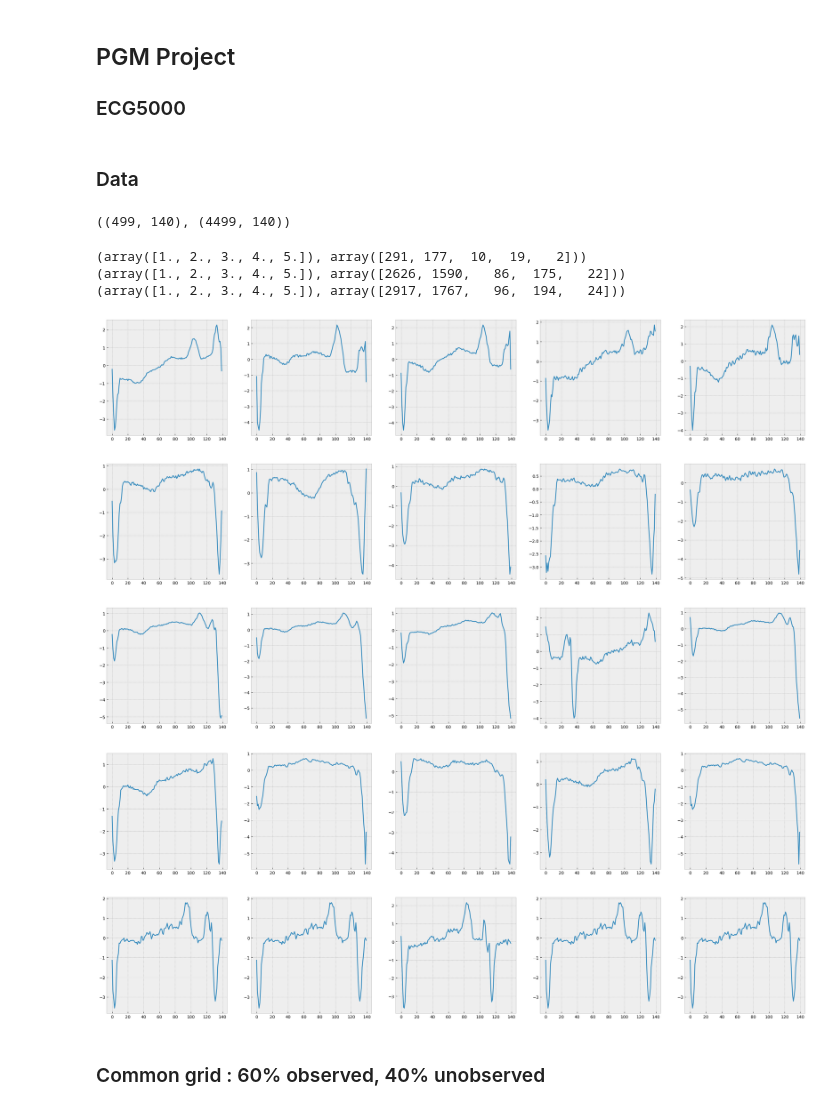
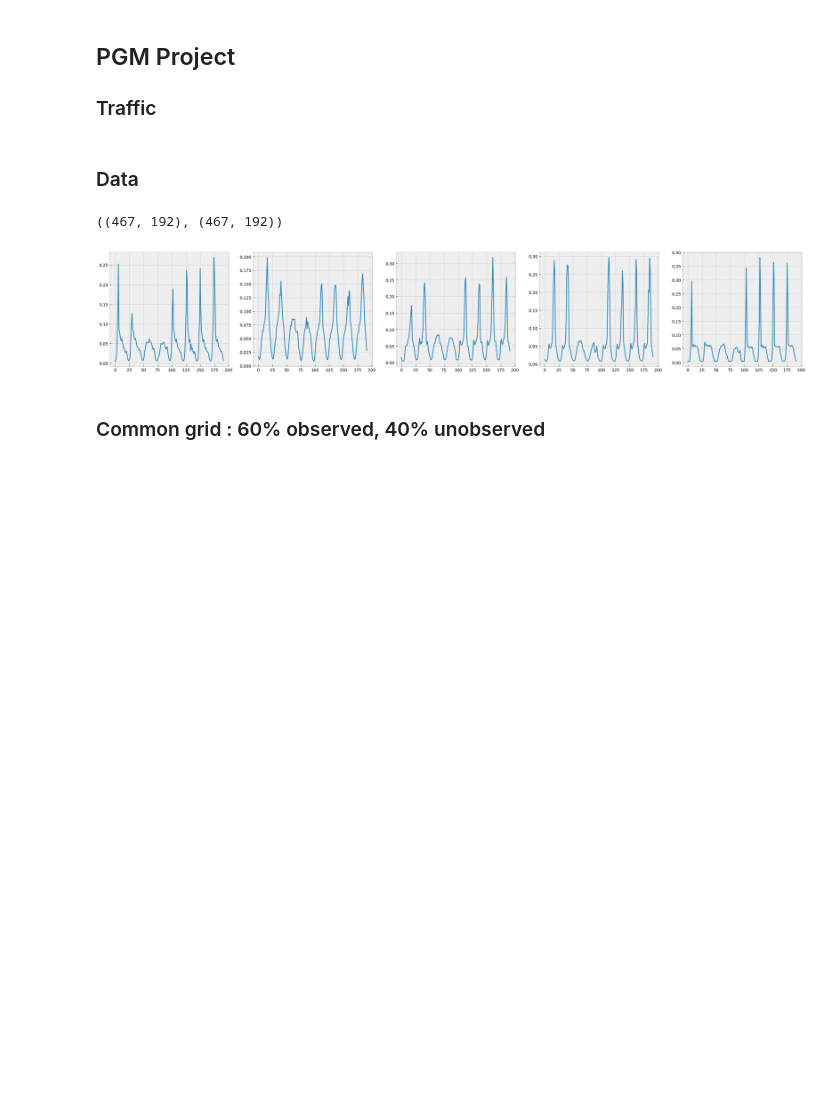
Before and after one commit to BenKabongo25/mva-pgm-project, a Jupyter notebook: simulations/traffic.ipynb, the cells around one changed output. Drawn from its saved outputs; the diff is of its cells as text; code cells hidden in the pictures; blank space fills up the shorter version.

```diff
--- a/simulations/traffic.ipynb
+++ b/simulations/traffic.ipynb
@@ -1,7 +1,7 @@
 # %% [markdown]
 ## PGM Project
 
-### ECG5000
+### Traffic
 # %%
 import matplotlib.pyplot as plt
 import numpy as np
@@ -19,39 +19,21 @@ from trainer_gp_magma import Trainer_GP_MAGMA
 # %% [markdown]
 ### Data
 # %%
-DATA_PATH = "../datasets/ECG5000/"
-DATA_PATH = "datasets/ECG5000/"
-ecg_train = np.array(pd.read_table(DATA_PATH + "ECG5000_TRAIN.tsv"))
-ecg_test = np.array(pd.read_table(DATA_PATH + "ECG5000_TEST.tsv"))
-ecg_x_train, ecg_y_train = ecg_train[:, 1:], ecg_train[:, 0]
-ecg_x_test, ecg_y_test = ecg_test[:, 1:], ecg_test[:, 0]
-ecg_x_train.shape, ecg_x_test.shape
+DATA_PATH = "../datasets/Traffic/"
+#DATA_PATH = "datasets/Traffic/"
+traffic_train = np.array(pd.read_table(DATA_PATH + "TRAFFIC_TRAIN.tsv"))
+traffic_test = np.array(pd.read_table(DATA_PATH + "TRAFFIC_TEST.tsv"))
+traffic_train.shape, traffic_test.shape
 # %% [output]
-((499, 140), (4499, 140))
+((467, 192), (467, 192))
-# %%
-ecg_x = np.concatenate([ecg_x_train, ecg_x_test])
-ecg_y = np.concatenate([ecg_y_train, ecg_y_test])
-print(np.unique(ecg_y_train, return_counts=True))
-print(np.unique(ecg_y_test, return_counts=True))
-print(np.unique(ecg_y, return_counts=True))
-# %% [output]
-(array([1., 2., 3., 4., 5.]), array([291, 177,  10,  19,   2]))
-(array([1., 2., 3., 4., 5.]), array([2626, 1590,   86,  175,   22]))
-(array([1., 2., 3., 4., 5.]), array([2917, 1767,   96,  194,   24]))
 # %%
-for y in np.unique(ecg_y_train):
-    plt.figure(figsize=(30, 5))
-    x_train = ecg_x_train[ecg_y_train == y]
-    for i, idx in enumerate(np.random.randint(len(x_train), size=5), 1):
-        plt.subplot(1, 5, i)
-        plt.plot(x_train[idx])
-    plt.show()
+plt.figure(figsize=(30, 5))
+for i, idx in enumerate(np.random.randint(len(traffic_train), size=5), 1):
+    plt.subplot(1, 5, i)
+    plt.plot(traffic_train[idx])
+plt.show()
 # %% [output]
-[figure, old version]
+[figure, new version]
-[figure, removed]
-[figure, removed]
-[figure, removed]
-[figure, removed]
 # %% [markdown]
 ### Common grid : 60% observed, 40% unobserved
 # %%
```
Also changed, not shown: parts of 34 cells of this notebook.
